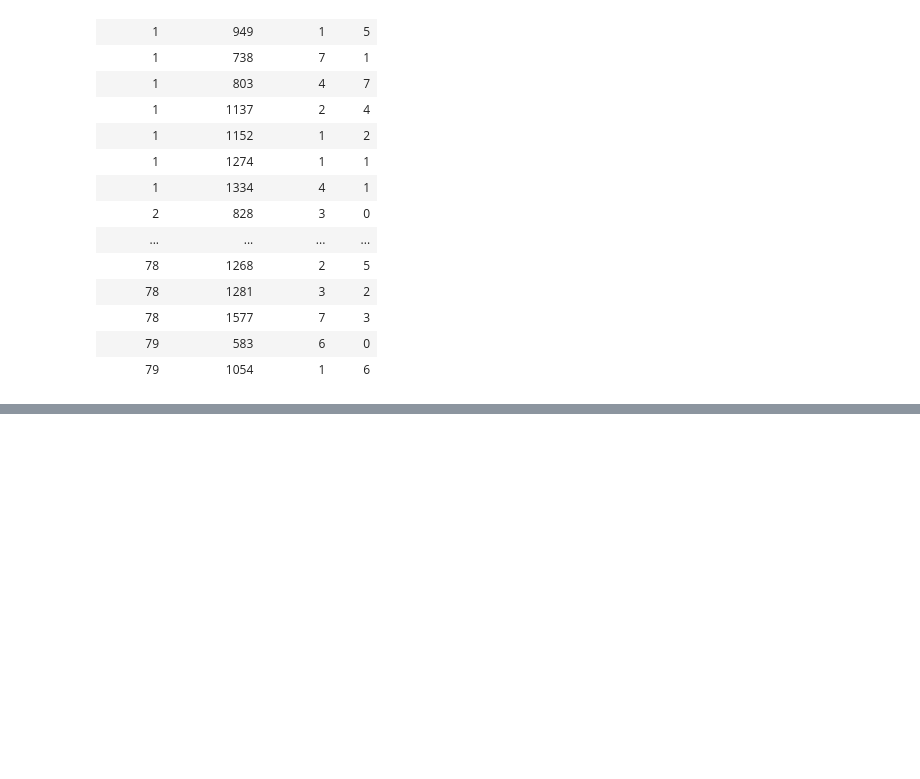
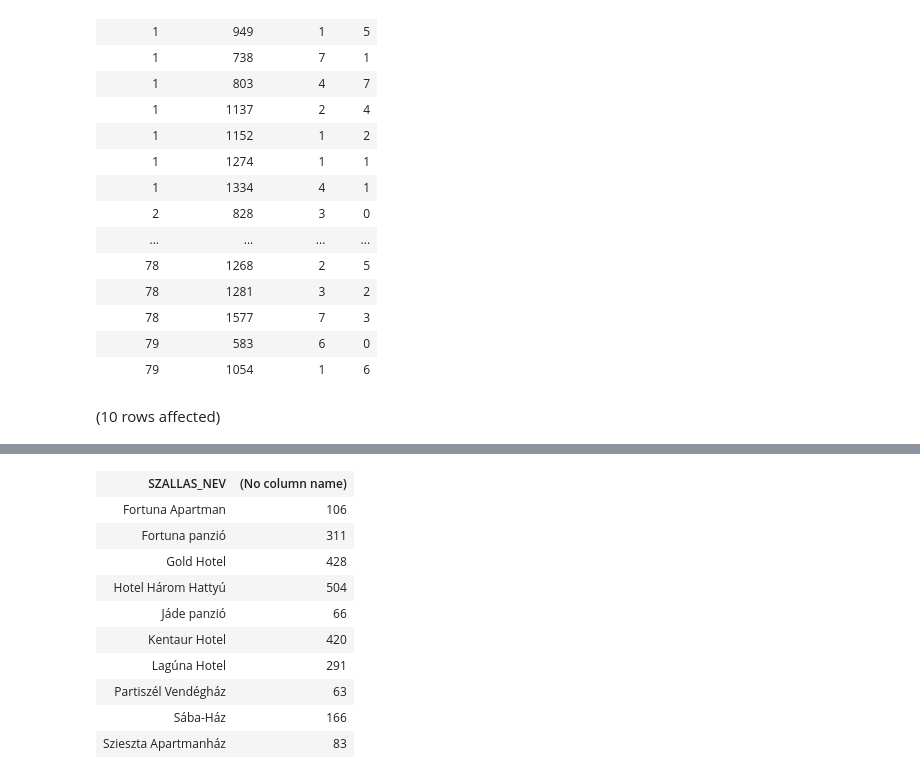
Before and after one commit to sesztaklorant/SQL, a Jupyter notebook: zh2.ipynb, the cells around one changed output, grey strips where cells are left out. Saved outputs shown, nothing was run; the diff lists cells and outputs as text; code cells hidden in the pictures; blank space fills up the shorter version.

```diff
--- a/zh2.ipynb
+++ b/zh2.ipynb
@@ -49,3 +48,18 @@ Total execution time: 00:00:00.023
 | 78 | 1577 | 7 | 3 |
 | 79 | 583 | 6 | 0 |
 | 79 | 1054 | 1 | 6 |
+# %%
+SELECT sz.SZALLAS_NEV, sum(f.FELNOTT_SZAM+f.GYERMEK_SZAM)
+FROM Szallashely sz JOIN Szoba szo ON sz.SZALLAS_ID = szo.SZALLAS_FK
+                    JOIN Foglalas f ON szo.SZOBA_ID = f.SZOBA_FK
+GROUP BY sz.SZALLAS_NEV
+HAVING sum(f.FELNOTT_SZAM+f.GYERMEK_SZAM) > ANY
+(
+    SELECT sum(f.FELNOTT_SZAM+f.GYERMEK_SZAM)
+    FROM Szallashely sz JOIN Szoba szo ON sz.SZALLAS_ID = szo.SZALLAS_FK
+                        JOIN Foglalas f ON szo.SZOBA_ID = f.SZOBA_FK
+    GROUP BY sz.SZALLAS_NEV
+
+)
+# %% [output]
+(10 rows affected)
@@ -51,0 +67,11 @@ Total execution time: 00:00:00.023
+| SZALLAS_NEV | (No column name) |
+| Fortuna Apartman | 106 |
+| Fortuna panzió | 311 |
+| Gold Hotel | 428 |
+| Hotel Három Hattyú | 504 |
+| Jáde panzió | 66 |
+| Kentaur Hotel | 420 |
+| Lagúna Hotel | 291 |
+| Partiszél Vendégház | 63 |
+| Sába-Ház | 166 |
+| Szieszta Apartmanház | 83 |
```
Also changed, not shown: parts of 3 cells of this notebook.
